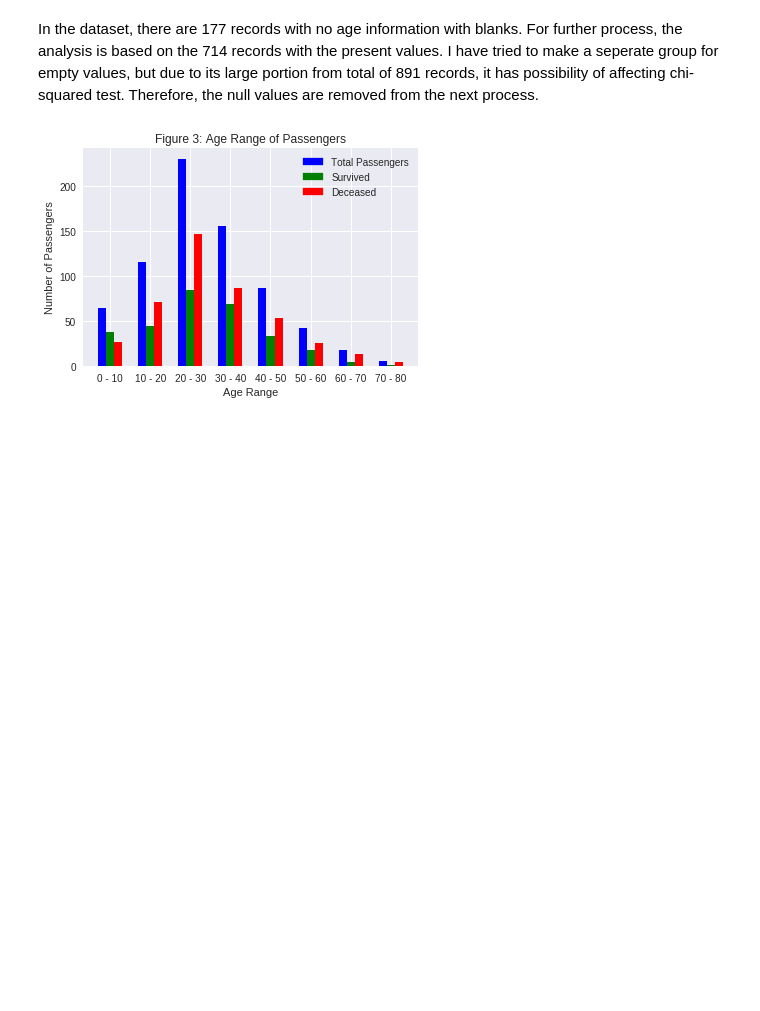
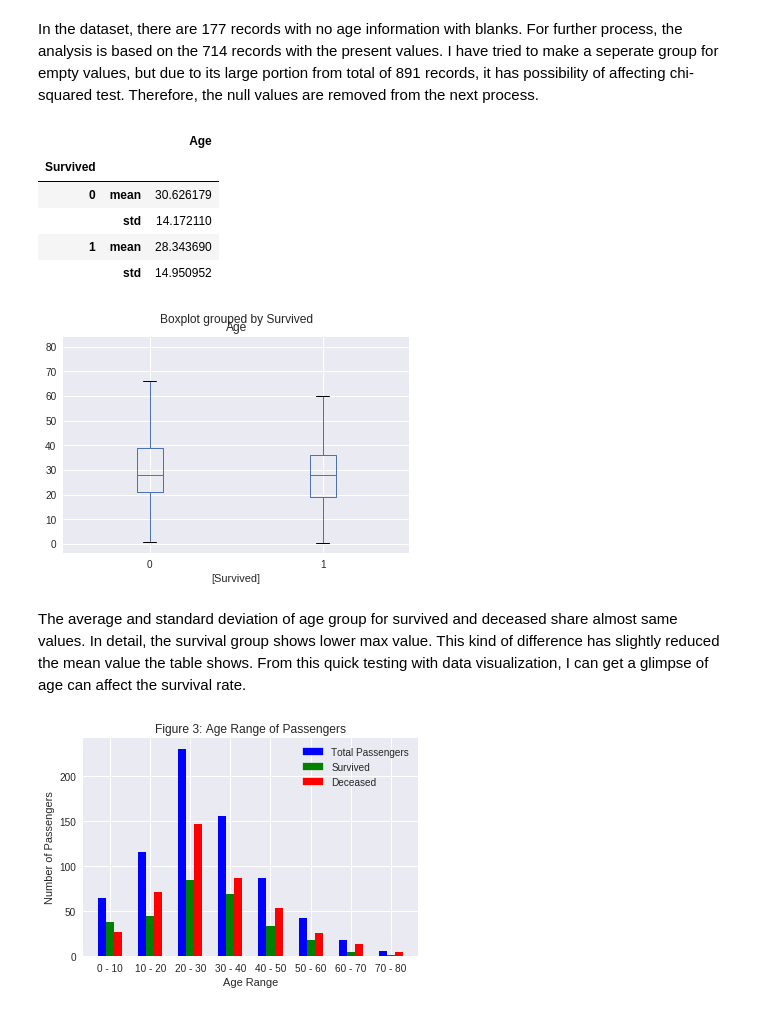
Before and after one commit to kang39/data_analyst, a Jupyter notebook: project_2/P2_Survival_Factors_in_Titanic_Data.ipynb, the cells around one changed output. Cells and saved outputs as stored; diff of their text form; code cells hidden in the pictures; blank space fills up the shorter version.

```diff
--- a/project_2/P2_Survival_Factors_in_Titanic_Data.ipynb
+++ b/project_2/P2_Survival_Factors_in_Titanic_Data.ipynb
@@ -346,6 +373,19 @@ Survived    891
 dtype: int64
 # %% [markdown]
 In the dataset, there are 177 records with no age information with blanks. For further process, the analysis is based on the 714 records with the present values. I have tried to make a seperate group for empty values, but due to its large portion from total of 891 records, it has possibility of affecting chi-squared test. Therefore, the null values are removed from the next process.
+# %%
+titanic_age_df.boxplot(column=['Age'], by = ['Survived'])
+pd.DataFrame(titanic_age_df.groupby(['Survived'])['Age'].describe().loc[:, ['mean', 'std']])
+# %% [output]
+|  |  | Age |
+| Survived |  |  |
+| 0 | mean | 30.626179 |
+|  | std | 14.172110 |
+| 1 | mean | 28.343690 |
+|  | std | 14.950952 |
+[figure, added]
+# %% [markdown]
+The average and standard deviation of age group for survived and deceased share almost same values. In detail, the survival group shows lower max value. This kind of difference has slightly reduced the mean value the table shows. From this quick testing with data visualization, I can get a glimpse of age can affect the survival rate.
 # %%
 %matplotlib inline
 
```
Also changed, not shown: parts of 2 cells of this notebook, 1 other file.
